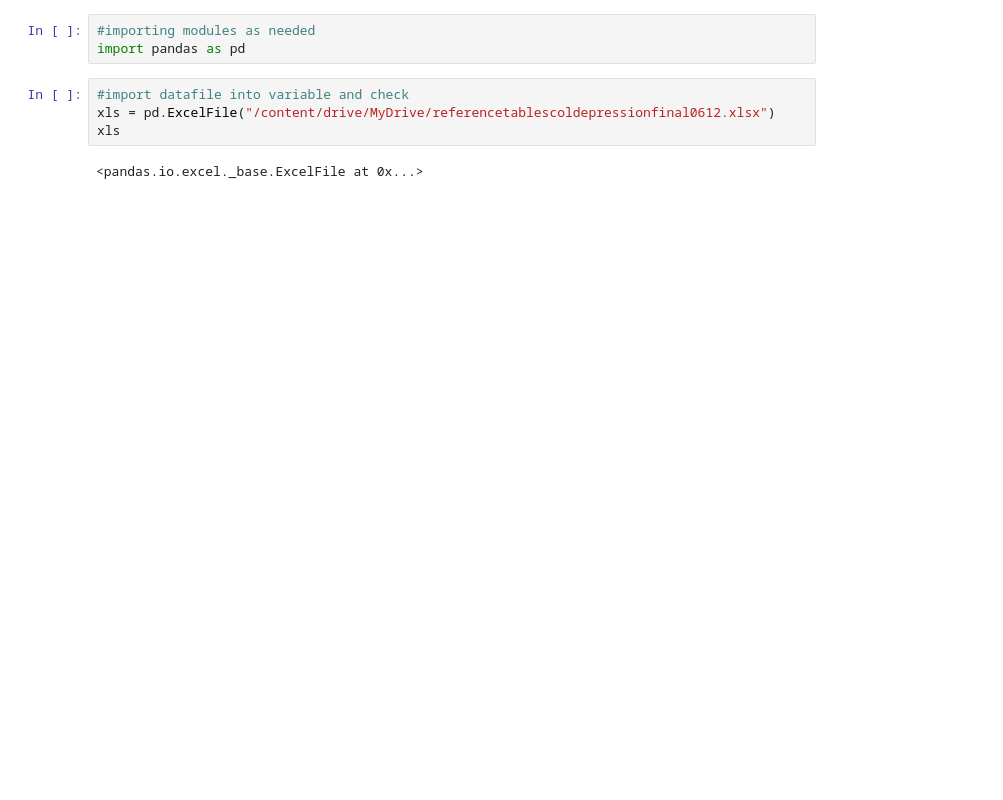
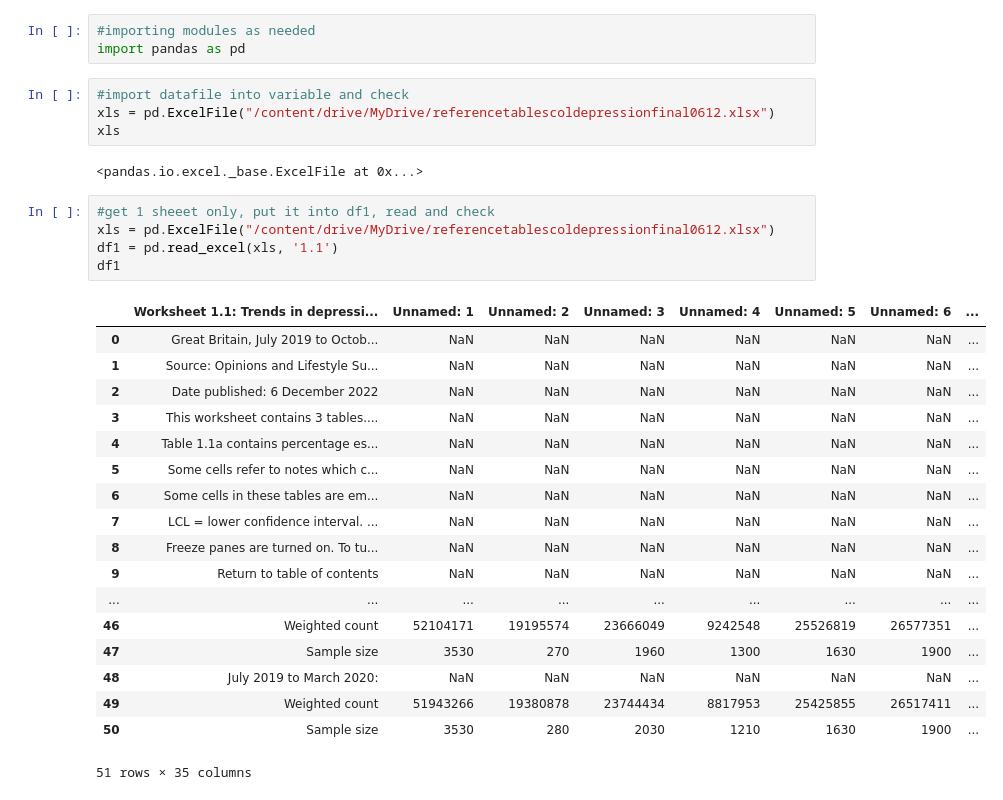
Before and after one commit to NabilahYK/PROGRAMMING-EXAM2, a Jupyter notebook: ProgrammingExam2.ipynb, the cells around one changed output. Cells and saved outputs as stored; diff of their text form; blank space fills up the shorter version.

```diff
--- a/ProgrammingExam2.ipynb
+++ b/ProgrammingExam2.ipynb
@@ -14,3 +14,27 @@ xls = pd.ExcelFile("/content/drive/MyDrive/referencetablescoldepressionfinal0612
 xls
 # %% [output]
 <pandas.io.excel._base.ExcelFile at 0x...>
+# %%
+#get 1 sheeet only, put it into df1, read and check
+xls = pd.ExcelFile("/content/drive/MyDrive/referencetablescoldepressionfinal0612.xlsx")
+df1 = pd.read_excel(xls, '1.1')
+df1
+# %% [output]
+|  | Worksheet 1.1: Trends in depressi... | Unnamed: 1 | Unnamed: 2 | Unnamed: 3 | Unnamed: 4 | Unnamed: 5 | Unnamed: 6 | ... |
+| 0 | Great Britain, July 2019 to Octob... | NaN | NaN | NaN | NaN | NaN | NaN | ... |
+| 1 | Source: Opinions and Lifestyle Su... | NaN | NaN | NaN | NaN | NaN | NaN | ... |
+| 2 | Date published: 6 December 2022 | NaN | NaN | NaN | NaN | NaN | NaN | ... |
+| 3 | This worksheet contains 3 tables.... | NaN | NaN | NaN | NaN | NaN | NaN | ... |
+| 4 | Table 1.1a contains percentage es... | NaN | NaN | NaN | NaN | NaN | NaN | ... |
+| 5 | Some cells refer to notes which c... | NaN | NaN | NaN | NaN | NaN | NaN | ... |
+| 6 | Some cells in these tables are em... | NaN | NaN | NaN | NaN | NaN | NaN | ... |
+| 7 | LCL = lower confidence interval. ... | NaN | NaN | NaN | NaN | NaN | NaN | ... |
+| 8 | Freeze panes are turned on. To tu... | NaN | NaN | NaN | NaN | NaN | NaN | ... |
+| 9 | Return to table of contents | NaN | NaN | NaN | NaN | NaN | NaN | ... |
+| ... | ... | ... | ... | ... | ... | ... | ... | ... |
+| 46 | Weighted count | 52104171 | 19195574 | 23666049 | 9242548 | 25526819 | 26577351 | ... |
+| 47 | Sample size | 3530 | 270 | 1960 | 1300 | 1630 | 1900 | ... |
+| 48 | July 2019 to March 2020: | NaN | NaN | NaN | NaN | NaN | NaN | ... |
+| 49 | Weighted count | 51943266 | 19380878 | 23744434 | 8817953 | 25425855 | 26517411 | ... |
+| 50 | Sample size | 3530 | 280 | 2030 | 1210 | 1630 | 1900 | ... |
+51 rows × 35 columns
```
Also changed, not shown: parts of 18 cells of this notebook.
